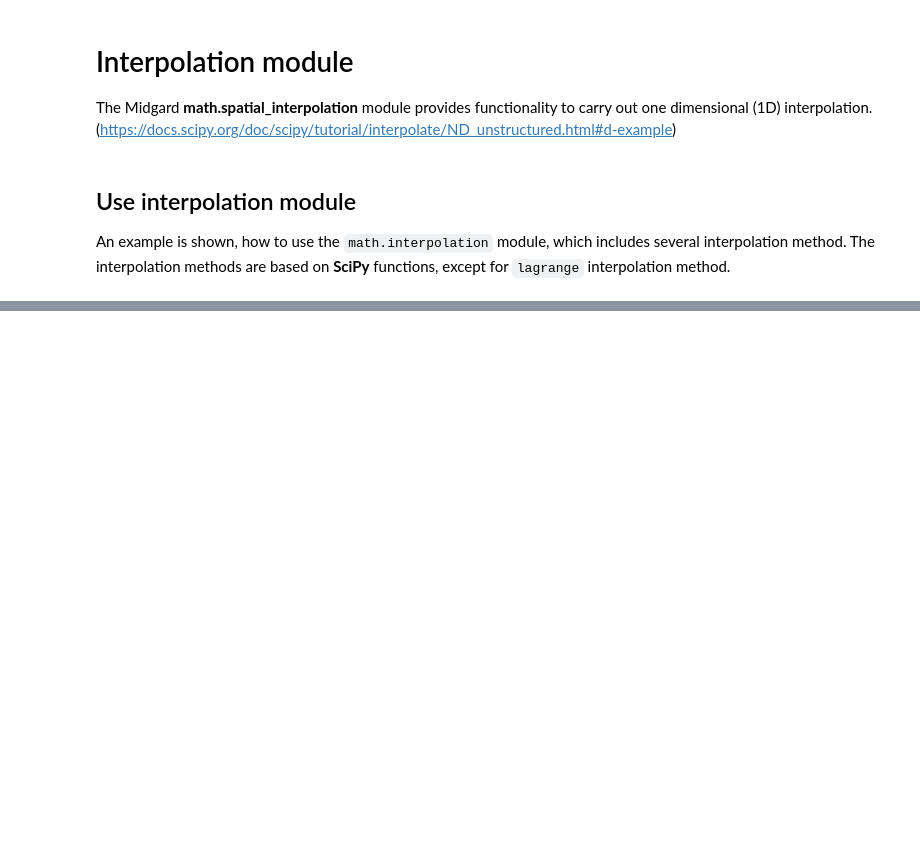
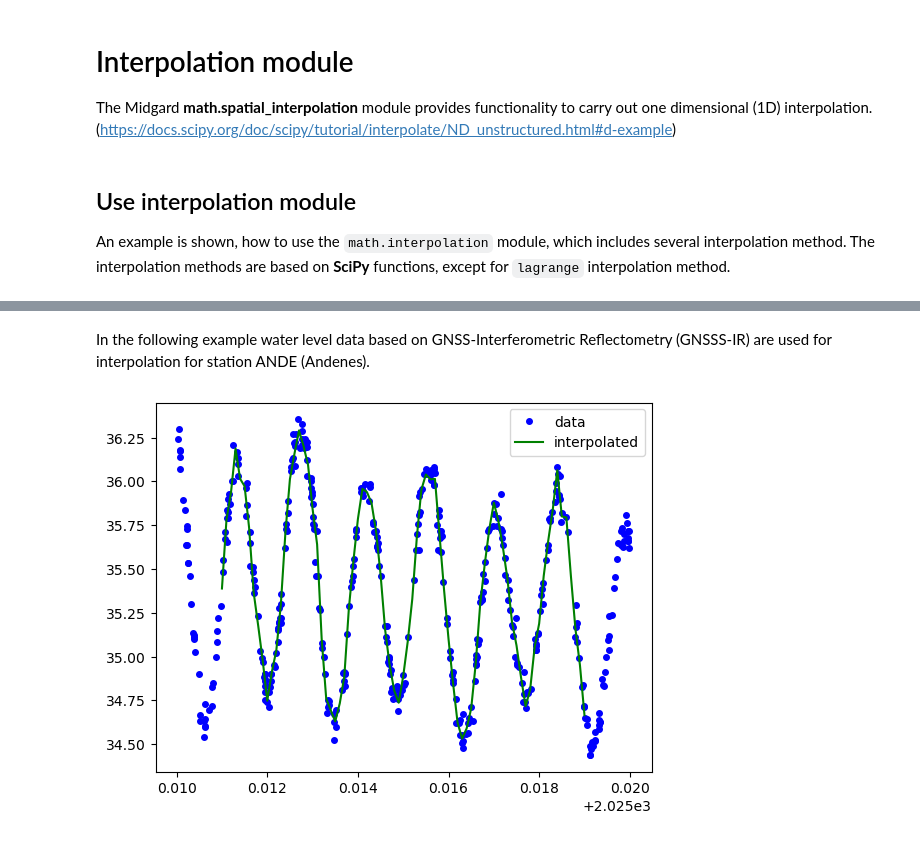
Before and after one commit to kartverket/midgard, a Jupyter notebook: notebooks/math/interpolation.ipynb, the cells around one changed output, grey strips where cells are left out. Drawn from its saved outputs; the diff is of its cells as text; code cells hidden in the pictures; blank space fills up the shorter version.

```diff
--- a/notebooks/math/interpolation.ipynb
+++ b/notebooks/math/interpolation.ipynb
@@ -46,0 +65,44 @@ plt.show()
+# %% [markdown]
+In the following example water level data based on GNSS-Interferometric Reflectometry (GNSSS-IR) are used for interpolation for station ANDE (Andenes).
+# %%
+# Third party imports
+import pandas as pd
+
+# Import Midgard Time module
+from midgard.data.time import Time
+
+# Read GNSS-IR data from CSV file and convert time entries to datetime and decimalyear
+df_csv = pd.read_csv("../examples/math/gnssrefl_subdaily_ande.csv")
+df = df_csv.copy()
+
+# Convert GPS to UTC time scale
+df["date"] = pd.to_datetime(df_csv["date"])
+time = Time(
+           val=df["date"],
+           scale="gps",
+           fmt="datetime",
+)
+df["date"] = time.utc.datetime
+df["decimalyear"] = time.utc.decimalyear
+
+# Merge duplicated time entries together
+df_merged = df.groupby("decimalyear")["reflector_height_referenced"].mean().reset_index()
+
+# Define time range of interpolation
+date_from = 2025.01
+date_to = 2025.02
+idx = np.logical_and(df_merged.decimalyear >= date_from, df_merged.decimalyear <= date_to)
+df_merged = df_merged[idx]
+
+# Generate input data for interpolation, whereby x and y represent the original data and x_new the data points
+# for interpolation
+x = df_merged.decimalyear
+y = df_merged.reflector_height_referenced
+x_new = np.arange(date_from + 0.001 , date_to - 0.001, 0.0001)
+
+# Interpolation for given x_new data points and chosen kind of interpolation method
+y_new = interpolation.interpolate(x, y, x_new, kind="linear")
+
+plot(x, y, x_new, y_new)
+# %% [output]
+[figure, added]
```
Also changed, not shown: parts of 3 cells of this notebook, 5 other files.
